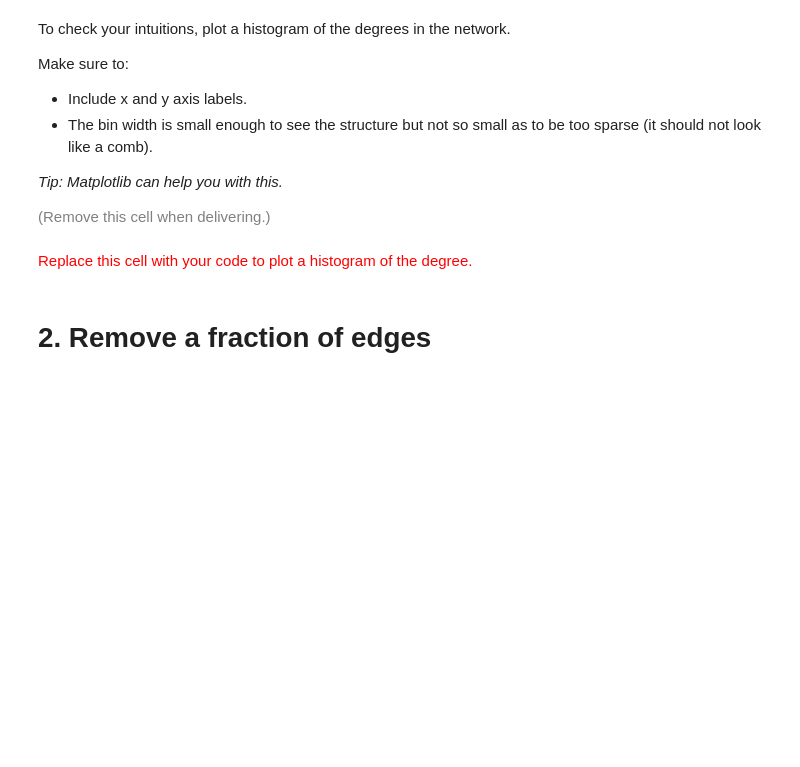
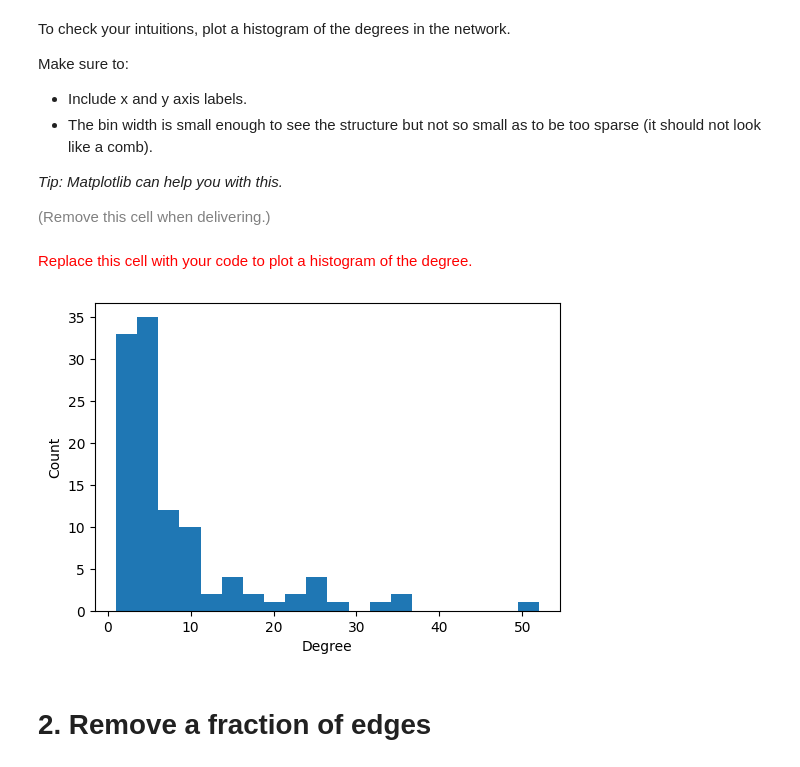
Before and after one commit to Jowi611/networks-science-course, a Jupyter notebook: practicum/ps07-components_2025v1.ipynb, the cells around one changed output. Cells and saved outputs as stored; diff of their text form; code cells hidden in the pictures; blank space fills up the shorter version.

```diff
--- a/practicum/ps07-components_2025v1.ipynb
+++ b/practicum/ps07-components_2025v1.ipynb
@@ -28,7 +28,7 @@ The following code just loads the *Star Wars* graph into variable `g`.
 # %%
 # LEAVE AS-IS
 
-INPUT_GRAPH_FILENAME = "starwars.graphml"
+INPUT_GRAPH_FILENAME = "data/starwars/starwars.graphml"
 
 # Read the graph in GraphML format
 g_in = nx.read_graphml(INPUT_GRAPH_FILENAME)
@@ -88,6 +110,18 @@ Make sure to:
 <font size="-1" color="gray">(Remove this cell when delivering.)</font>
 # %% [markdown]
 <font size="+1" color="red">Replace this cell with your code to plot a histogram of the degree.</font>
+# %%
+import matplotlib.pyplot as plt
+
+degrees = [deg for _, deg in g.degree()]
+
+plt.figure(figsize=(6,4))
+plt.hist(degrees, bins=20)
+plt.xlabel("Degree")
+plt.ylabel("Count")
+plt.show()
+# %% [output]
+[figure, added]
 # %% [markdown]
 # 2. Remove a fraction of edges
 # %% [markdown]
```
Also changed, not shown: parts of 20 cells of this notebook, 2 other files.
